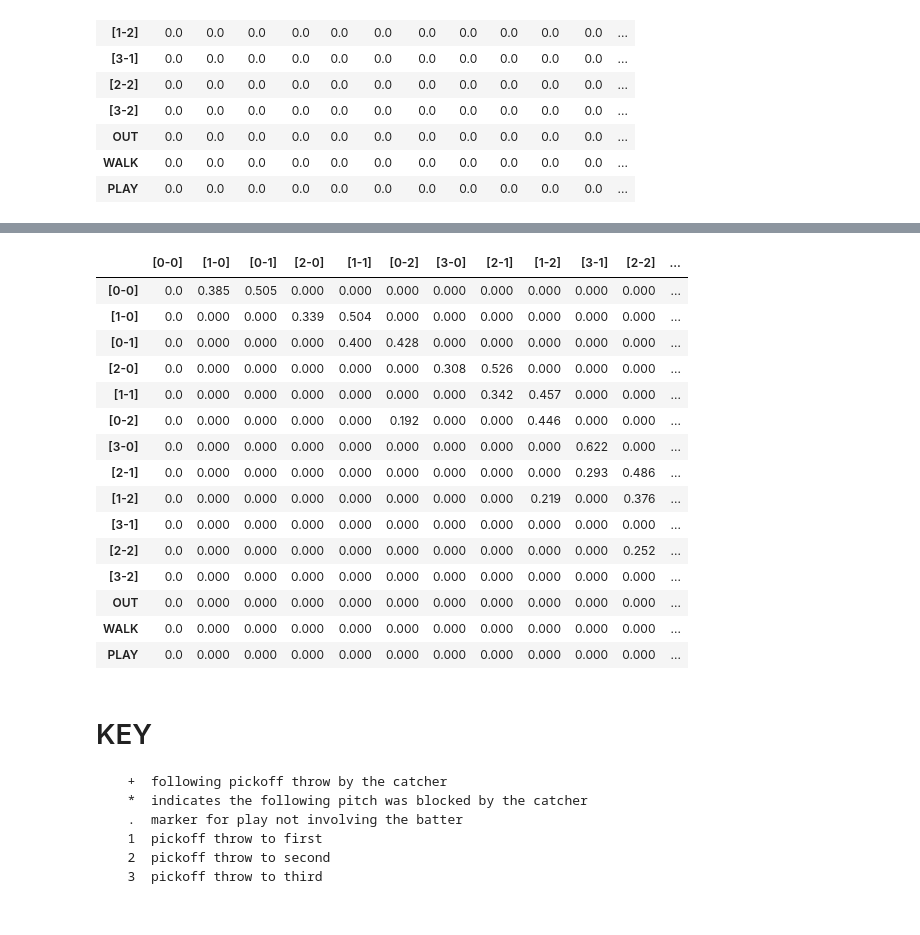
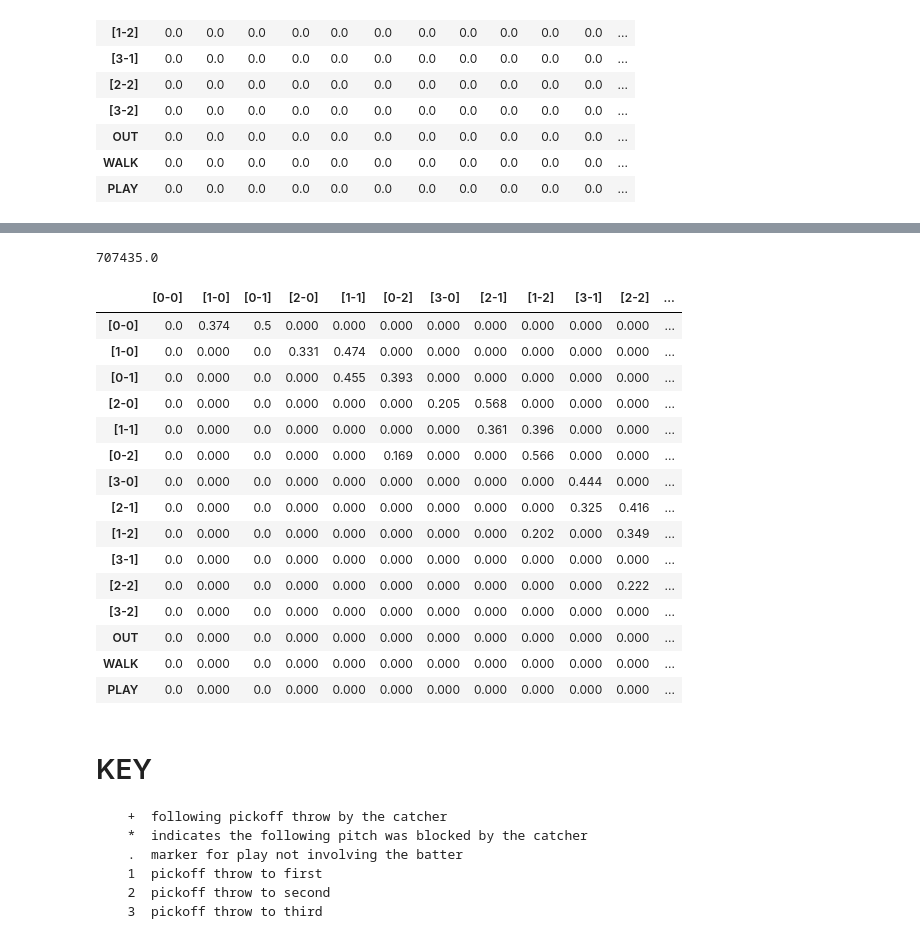
Before and after one commit to Lil-Crouton/markov-pitching-model, a Jupyter notebook: markov_probabilities.ipynb, the cells around one changed output, grey strips where cells are left out. Cells and saved outputs as stored; diff of their text form; code cells hidden in the pictures.

Commit message:
added player specific pitch counts

```diff
--- a/markov_probabilities.ipynb
+++ b/markov_probabilities.ipynb
@@ -184,0 +244,4 @@ WAS
+# %%
+transition_df = initialize_transition_df()
+player_df = transition_df.copy()
+player_df
@@ -184,0 +265,22 @@ WAS
+# %%
+for team in valid_teams:
+    print(team)
+    file_path = f"Event_Data/2022{player_id}filtered/2022{team}.csv"
+    df = pd.read_csv(file_path)
+
+    # Since sequential rows with the same player ID represent repeated information, remove the previous row from the dataframe
+    mask = df['Retro PID'] != df['Retro PID'].shift(-1)
+    df = df[mask]
+    df.reset_index(drop=True, inplace=True)
+
+    # Remove the following characters from each element in the Pitches column: +, *, ., 1, 2, 3, >
+    chars_to_remove = '[+*\.123>]'
+    df['Pitches'] = df['Pitches'].replace(chars_to_remove, '', regex=True)
+
+    # Keep Rows that only contain: B, C, F, K, L, M, O, S, T, X
+    chars_to_find = '[BCFKLMOSTX]'
+    df = df[df['Pitches'].str.contains(chars_to_find, na=False)]
+    df = df.reset_index(drop=True)
+
+    transition_df = create_transition_matrix(df)
+    player_df = player_df.add(transition_df, fill_value=0)
@@ -204,2 +333,7 @@ master_df
+# %%
+df_sum = master_df.sum().sum()
+df_sum
+# %% [output]
+707435.0
 # %%
 master_df.to_csv('avg_counts_df.csv')
@@ -206,21 +341,23 @@ master_df.to_csv('avg_counts_df.csv')
 # %%
-# normalize every row in master_df so that the sum of each row is 1
-master_df = master_df.div(master_df.sum(axis=1), axis=0)
-master_df.round(3)
+# normalize every row in df so that the sum of each row is 1
+master_rates_df = master_df.div(master_df.sum(axis=1), axis=0)
+player_rates_df = player_df.div(player_df.sum(axis=1), axis=0)
+master_rates_df.round(3)
+player_rates_df.round(3)
 # %% [output]
 |  | [0-0] | [1-0] | [0-1] | [2-0] | [1-1] | [0-2] | [3-0] | [2-1] | [1-2] | [3-1] | [2-2] | ... |
-| [0-0] | 0.0 | 0.385 | 0.505 | 0.000 | 0.000 | 0.000 | 0.000 | 0.000 | 0.000 | 0.000 | 0.000 | ... |
-| [1-0] | 0.0 | 0.000 | 0.000 | 0.339 | 0.504 | 0.000 | 0.000 | 0.000 | 0.000 | 0.000 | 0.000 | ... |
-| [0-1] | 0.0 | 0.000 | 0.000 | 0.000 | 0.400 | 0.428 | 0.000 | 0.000 | 0.000 | 0.000 | 0.000 | ... |
-| [2-0] | 0.0 | 0.000 | 0.000 | 0.000 | 0.000 | 0.000 | 0.308 | 0.526 | 0.000 | 0.000 | 0.000 | ... |
-| [1-1] | 0.0 | 0.000 | 0.000 | 0.000 | 0.000 | 0.000 | 0.000 | 0.342 | 0.457 | 0.000 | 0.000 | ... |
-| [0-2] | 0.0 | 0.000 | 0.000 | 0.000 | 0.000 | 0.192 | 0.000 | 0.000 | 0.446 | 0.000 | 0.000 | ... |
-| [3-0] | 0.0 | 0.000 | 0.000 | 0.000 | 0.000 | 0.000 | 0.000 | 0.000 | 0.000 | 0.622 | 0.000 | ... |
-| [2-1] | 0.0 | 0.000 | 0.000 | 0.000 | 0.000 | 0.000 | 0.000 | 0.000 | 0.000 | 0.293 | 0.486 | ... |
-| [1-2] | 0.0 | 0.000 | 0.000 | 0.000 | 0.000 | 0.000 | 0.000 | 0.000 | 0.219 | 0.000 | 0.376 | ... |
-| [3-1] | 0.0 | 0.000 | 0.000 | 0.000 | 0.000 | 0.000 | 0.000 | 0.000 | 0.000 | 0.000 | 0.000 | ... |
-| [2-2] | 0.0 | 0.000 | 0.000 | 0.000 | 0.000 | 0.000 | 0.000 | 0.000 | 0.000 | 0.000 | 0.252 | ... |
-| [3-2] | 0.0 | 0.000 | 0.000 | 0.000 | 0.000 | 0.000 | 0.000 | 0.000 | 0.000 | 0.000 | 0.000 | ... |
-| OUT | 0.0 | 0.000 | 0.000 | 0.000 | 0.000 | 0.000 | 0.000 | 0.000 | 0.000 | 0.000 | 0.000 | ... |
-| WALK | 0.0 | 0.000 | 0.000 | 0.000 | 0.000 | 0.000 | 0.000 | 0.000 | 0.000 | 0.000 | 0.000 | ... |
-| PLAY | 0.0 | 0.000 | 0.000 | 0.000 | 0.000 | 0.000 | 0.000 | 0.000 | 0.000 | 0.000 | 0.000 | ... |
+| [0-0] | 0.0 | 0.374 | 0.5 | 0.000 | 0.000 | 0.000 | 0.000 | 0.000 | 0.000 | 0.000 | 0.000 | ... |
+| [1-0] | 0.0 | 0.000 | 0.0 | 0.331 | 0.474 | 0.000 | 0.000 | 0.000 | 0.000 | 0.000 | 0.000 | ... |
+| [0-1] | 0.0 | 0.000 | 0.0 | 0.000 | 0.455 | 0.393 | 0.000 | 0.000 | 0.000 | 0.000 | 0.000 | ... |
+| [2-0] | 0.0 | 0.000 | 0.0 | 0.000 | 0.000 | 0.000 | 0.205 | 0.568 | 0.000 | 0.000 | 0.000 | ... |
+| [1-1] | 0.0 | 0.000 | 0.0 | 0.000 | 0.000 | 0.000 | 0.000 | 0.361 | 0.396 | 0.000 | 0.000 | ... |
+| [0-2] | 0.0 | 0.000 | 0.0 | 0.000 | 0.000 | 0.169 | 0.000 | 0.000 | 0.566 | 0.000 | 0.000 | ... |
+| [3-0] | 0.0 | 0.000 | 0.0 | 0.000 | 0.000 | 0.000 | 0.000 | 0.000 | 0.000 | 0.444 | 0.000 | ... |
+| [2-1] | 0.0 | 0.000 | 0.0 | 0.000 | 0.000 | 0.000 | 0.000 | 0.000 | 0.000 | 0.325 | 0.416 | ... |
+| [1-2] | 0.0 | 0.000 | 0.0 | 0.000 | 0.000 | 0.000 | 0.000 | 0.000 | 0.202 | 0.000 | 0.349 | ... |
+| [3-1] | 0.0 | 0.000 | 0.0 | 0.000 | 0.000 | 0.000 | 0.000 | 0.000 | 0.000 | 0.000 | 0.000 | ... |
+| [2-2] | 0.0 | 0.000 | 0.0 | 0.000 | 0.000 | 0.000 | 0.000 | 0.000 | 0.000 | 0.000 | 0.222 | ... |
+| [3-2] | 0.0 | 0.000 | 0.0 | 0.000 | 0.000 | 0.000 | 0.000 | 0.000 | 0.000 | 0.000 | 0.000 | ... |
+| OUT | 0.0 | 0.000 | 0.0 | 0.000 | 0.000 | 0.000 | 0.000 | 0.000 | 0.000 | 0.000 | 0.000 | ... |
+| WALK | 0.0 | 0.000 | 0.0 | 0.000 | 0.000 | 0.000 | 0.000 | 0.000 | 0.000 | 0.000 | 0.000 | ... |
+| PLAY | 0.0 | 0.000 | 0.0 | 0.000 | 0.000 | 0.000 | 0.000 | 0.000 | 0.000 | 0.000 | 0.000 | ... |
```
Also changed, not shown: parts of 17 cells of this notebook, 26 other files.
